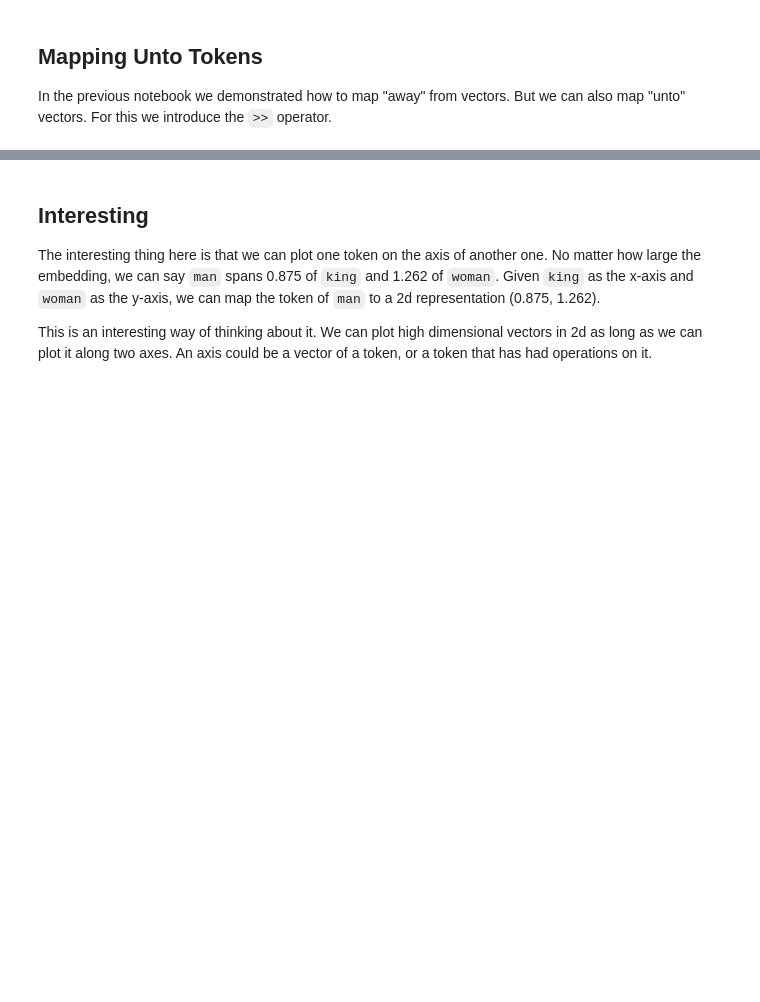
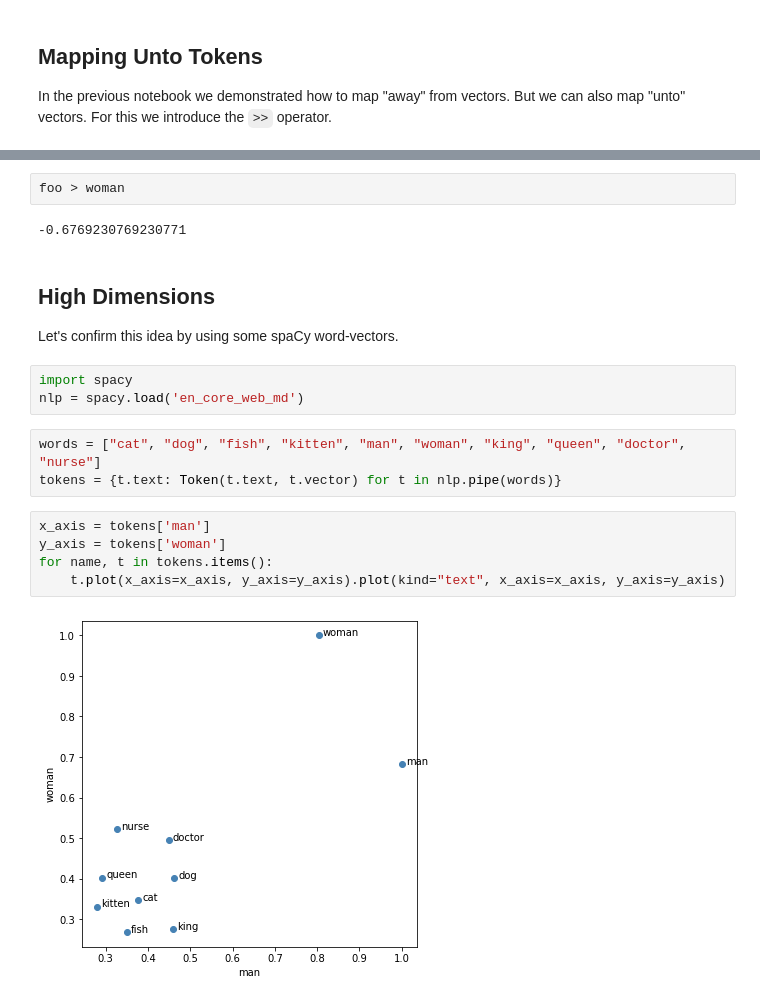
Before and after one commit to koaning/whatlies, a Jupyter notebook: docs/towards-embeddings-render.ipynb, the cells around one changed output, grey strips where cells are left out. Drawn from its saved outputs; the diff is of its cells as text; blank space fills up the shorter version.

```diff
--- a/docs/towards-embeddings-render.ipynb
+++ b/docs/towards-embeddings-render.ipynb
@@ -69,6 +76,21 @@ man > woman, man > king
-# %% [markdown]
-## Interesting
-
-The interesting thing here is that we can plot one token on the axis of another one. No matter how large the embedding, we can say `man` spans 0.875 of `king` and 1.262 of `woman`. Given `king` as the x-axis and `woman` as the y-axis, we can map the token of `man` to a 2d representation (0.875, 1.262).
-
-This is an interesting way of thinking about it. We can plot high dimensional vectors in 2d as long as we can plot it along two axes. An axis could be a vector of a token, or a token that has had operations on it.
+# %%
+foo > woman
+# %% [output]
+-0.6769230769230771
+# %% [markdown]
+## High Dimensions
+
+Let's confirm this idea by using some spaCy word-vectors.
+# %%
+import spacy
+nlp = spacy.load('en_core_web_md')
+# %%
+words = ["cat", "dog", "fish", "kitten", "man", "woman", "king", "queen", "doctor", "nurse"]
+tokens = {t.text: Token(t.text, t.vector) for t in nlp.pipe(words)}
+# %%
+x_axis = tokens['man']
+y_axis = tokens['woman']
+for name, t in tokens.items():
+    t.plot(x_axis=x_axis, y_axis=y_axis).plot(kind="text", x_axis=x_axis, y_axis=y_axis)
+# %% [output]
+[figure, added]
```
Also changed, not shown: parts of 20 cells of this notebook, 22 other files.
